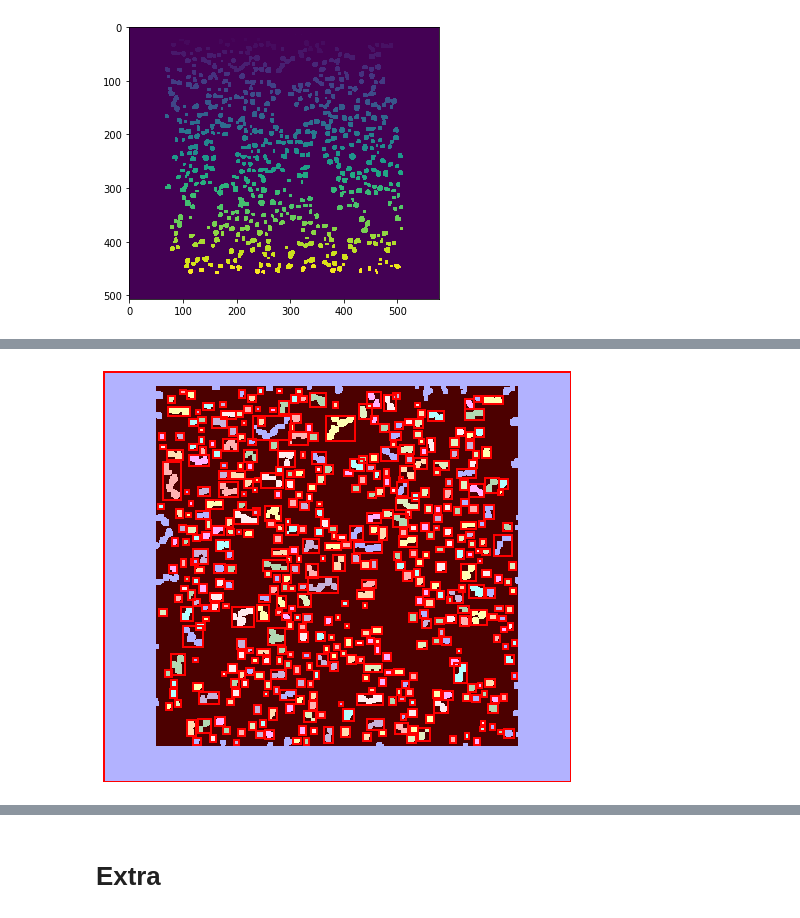
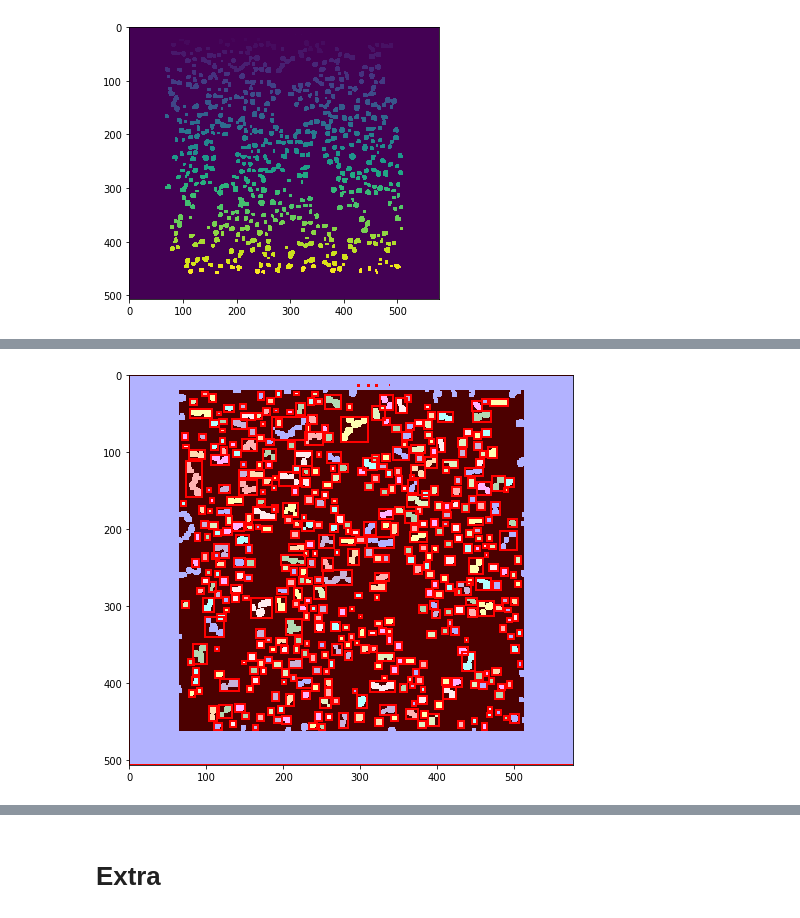
Before and after one commit to gmagannaDevelop/ImagenesTercerParcial, a Jupyter notebook: Pregunta 6.ipynb, the cells around one changed output, grey strips where cells are left out. Cells and saved outputs as stored; diff of their text form; code cells hidden in the pictures.

```diff
--- a/Pregunta 6.ipynb
+++ b/Pregunta 6.ipynb
@@ -159,3 +159,5 @@ print(n_objs)
 # %% [output]
 475
 [figure]
+# %%
+objs = regionprops(label_image)
@@ -162,20 +200,20 @@ print(n_objs)
 # %%
 image_label_overlay = label2rgb(label_image, image=imgb2)
 
 fig, ax = plt.subplots(figsize=(10, 6))
-ax.imshow(image_label_overlay)
+ax.imshow(image_label_overlay, cmap='gray')
 
-for region in regionprops(label_image):
+for region in objs:
     # take regions with large enough areas
-    if region.area >= 10:
-        # draw rectangle around segmented coins
+    if region.area >= 0:
+        # draw rectangle around segmented cells
         minr, minc, maxr, maxc = region.bbox
         rect = mpatches.Rectangle((minc, minr), maxc - minc, maxr - minr,
                                   fill=False, edgecolor='red', linewidth=2)
         ax.add_patch(rect)
 
-ax.set_axis_off()
+#ax.set_axis_off()
 plt.tight_layout()
 plt.show()
 # %% [output]
-[figure, old version]
+[figure, new version]
```
Also changed, not shown: parts of 5 cells of this notebook, 2 other files.
